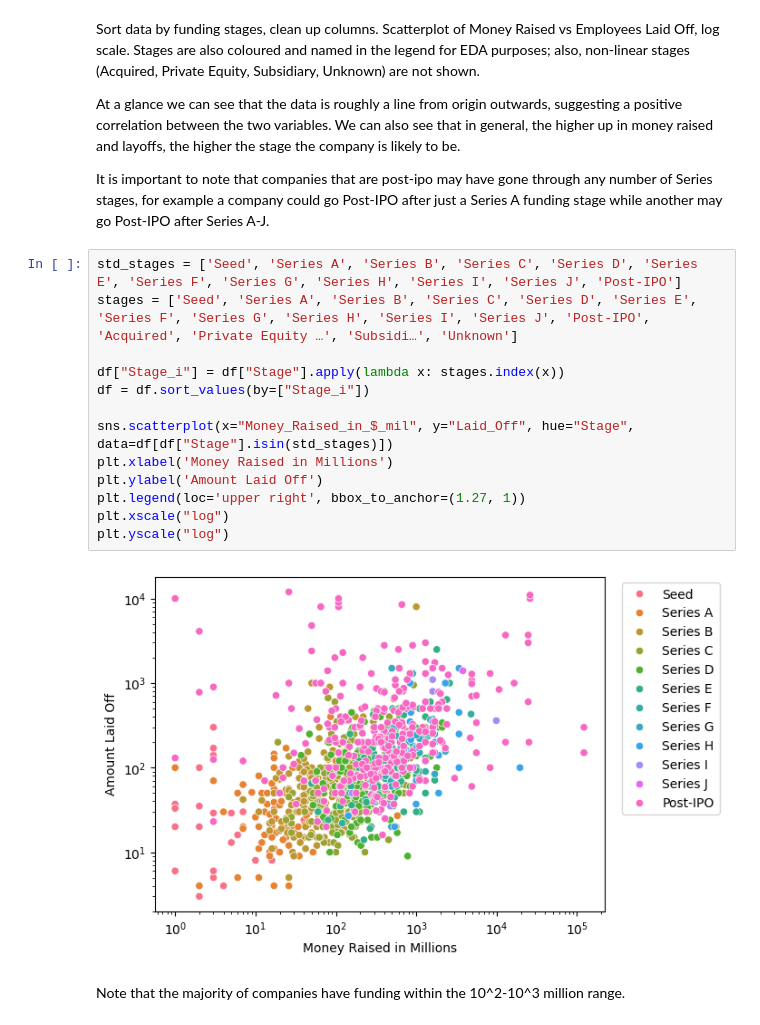
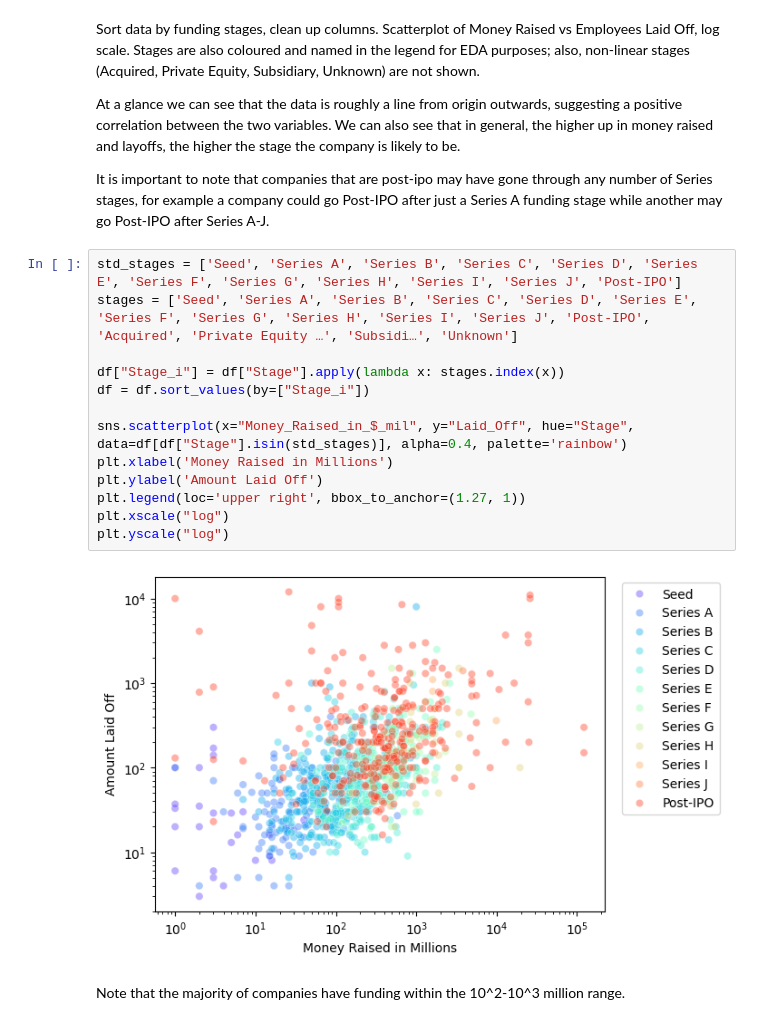
Before and after one commit to COGS108/Group019_WI24, a Jupyter notebook: EDACheckpoint_Group019_WI24.ipynb, the cells around one changed output. Cells and saved outputs as stored; diff of their text form.

```diff
--- a/EDACheckpoint_Group019_WI24.ipynb
+++ b/EDACheckpoint_Group019_WI24.ipynb
@@ -642,18 +640,18 @@ It is important to note that companies that are post-ipo may have gone through a
 # %%
 std_stages = ['Seed', 'Series A', 'Series B', 'Series C', 'Series D', 'Series E', 'Series F', 'Series G', 'Series H', 'Series I', 'Series J', 'Post-IPO']
 stages = ['Seed', 'Series A', 'Series B', 'Series C', 'Series D', 'Series E', 'Series F', 'Series G', 'Series H', 'Series I', 'Series J', 'Post-IPO',
 'Acquired', 'Private Equity …', 'Subsidi…', 'Unknown']
 
 df["Stage_i"] = df["Stage"].apply(lambda x: stages.index(x))
 df = df.sort_values(by=["Stage_i"])
 
-sns.scatterplot(x="Money_Raised_in_$_mil", y="Laid_Off", hue="Stage", data=df[df["Stage"].isin(std_stages)])
+sns.scatterplot(x="Money_Raised_in_$_mil", y="Laid_Off", hue="Stage", data=df[df["Stage"].isin(std_stages)], alpha=0.4, palette='rainbow')
 plt.xlabel('Money Raised in Millions')
 plt.ylabel('Amount Laid Off')
 plt.legend(loc='upper right', bbox_to_anchor=(1.27, 1))
 plt.xscale("log")
 plt.yscale("log")
 # %% [output]
-[figure, old version]
+[figure, new version]
 # %% [markdown]
 Note that the majority of companies have funding within the 10^2-10^3 million range.
```
Also changed, not shown: parts of 30 cells of this notebook.
